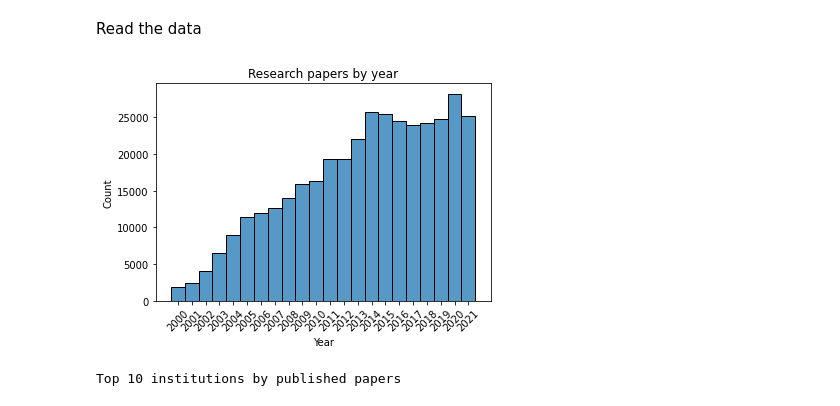
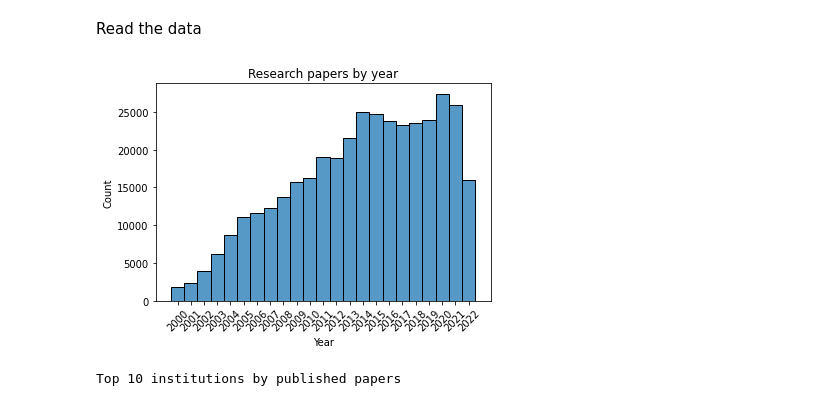
Before and after one commit to sscu-budapest/explorer, a Jupyter notebook: dec-setup/repec_via_nep/intro.ipynb, the cells around one changed output. Saved outputs shown, nothing was run; the diff lists cells and outputs as text; code cells hidden in the pictures.

Commit message:
fix csv read

```diff
--- a/dec-setup/repec_via_nep/intro.ipynb
+++ b/dec-setup/repec_via_nep/intro.ipynb
@@ -11,19 +11,19 @@ plt.rcParams["figure.figsize"] = [12, 6]
 # %% [markdown]
 Read the data
 # %%
-df_paper = pd.read_csv("paper.csv")
+df_paper = pd.read_csv("paper.csv", lineterminator="\n")
 df_nep = pd.read_csv("nep.csv")
 df_nep_inclusion = pd.read_csv("nep_inclusion.csv")
 df_nep_issue = pd.read_csv("nep_issue.csv")
 df_authorship = pd.read_csv("authorship.csv")
 # %%
 min_year = 2000
-max_year = 2021
-sns.histplot(data = df_paper.year[df_paper.year.between(min_year, max_year)], discrete = 1)
+max_year = 2022
+sns.histplot(data=df_paper.year[df_paper.year.between(min_year, max_year)], discrete=1)
 plt.title("Research papers by year")
 plt.xlabel("Year")
-plt.xticks(range(min_year, max_year + 1, 1), rotation = 45)
+plt.xticks(range(min_year, max_year + 1, 1), rotation=45)
 plt.show()
 # %% [output]
-[figure, old version]
+[figure, new version]
 # %%
```
Also changed, not shown: parts of 6 cells of this notebook.
